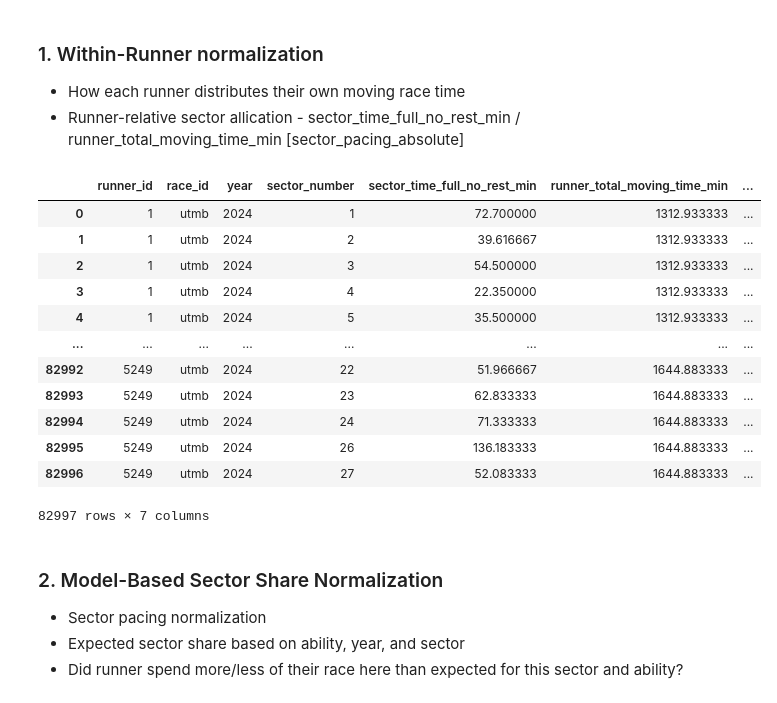
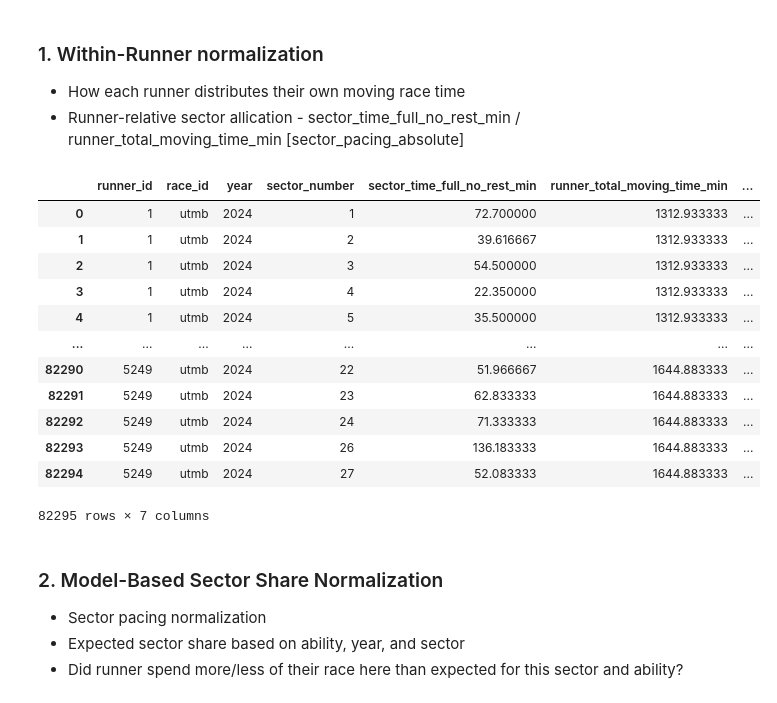
Before and after one commit to 1312Bravo/Path-To-UTMB, a Jupyter notebook: pacing_strategy/research.ipynb, the cells around one changed output. Saved outputs shown, nothing was run; the diff lists cells and outputs as text; code cells hidden in the pictures.

```diff
--- a/pacing_strategy/research.ipynb
+++ b/pacing_strategy/research.ipynb
@@ -432,25 +398,0 @@ assert np.allclose(finisher_max, 1.0, atol=1e-3)
-# %%
-runner_race_sector_data_df = (
-    runner_race_sector_data_df
-    .assign(
-        sector_is_rest_only = lambda df: (
-            df["sector_pace_min_per_km"].isna()
-            & df["sector_rest_time_min"].gt(0)
-            & np.isclose(
-                df["sector_time_moving_min"],
-                df["sector_rest_time_min"],
-                atol = 1 / 60,
-            )
-        ),
-        sector_time_moving_min = lambda df: np.where(df["sector_is_rest_only"], 0, df["sector_time_moving_min"]),
-        sector_distance_km_runner_estimate = lambda df: np.where(df["sector_is_rest_only"], 0, df["sector_time_moving_min"] / df["sector_pace_min_per_km"]),
-        sector_distance_km = lambda df: (
-            df
-            .groupby(["race_id", "year", "sector_checkpoint_id"])
-            ["sector_distance_km_runner_estimate"].transform("median")
-        ),
-        cumulative_sector_distance_km = lambda df: (
-            df.groupby("runner_id")["sector_distance_km"].cumsum()
-        ),
-    )
-)
@@ -1092,6 +1230,7 @@ Race/Year: utmb / 2025
 
 runner_race_sector_data_finisher_df = (
     runner_race_sector_data_finisher_df
+    .loc[lambda df: ~df["sector_is_rest_only"]]
     .assign(
         # Total moving time for each runner
         runner_total_moving_time_min = lambda df: (
@@ -1104,39 +1243,39 @@ runner_race_sector_data_finisher_df = (
         ),
     )
 )
 
 # Check
 assert np.isclose(
     runner_race_sector_data_finisher_df.groupby("runner_id")["sector_pacing_absolute"].sum(),
     1,
     atol = 1e-6
 ).all(), "sector_pacing_absolute does not sum to 1 for every runner."
 
 display(
     runner_race_sector_data_finisher_df[[
             "runner_id",
             "race_id",
             "year",
             "sector_number",
             "sector_time_full_no_rest_min",
             "runner_total_moving_time_min",
             "sector_pacing_absolute",
     ]]
 )
 # %% [output]
 |  | runner_id | race_id | year | sector_number | sector_time_full_no_rest_min | runner_total_moving_time_min | ... |
 | 0 | 1 | utmb | 2024 | 1 | 72.700000 | 1312.933333 | ... |
 | 1 | 1 | utmb | 2024 | 2 | 39.616667 | 1312.933333 | ... |
 | 2 | 1 | utmb | 2024 | 3 | 54.500000 | 1312.933333 | ... |
 | 3 | 1 | utmb | 2024 | 4 | 22.350000 | 1312.933333 | ... |
 | 4 | 1 | utmb | 2024 | 5 | 35.500000 | 1312.933333 | ... |
 | ... | ... | ... | ... | ... | ... | ... | ... |
-| 82992 | 5249 | utmb | 2024 | 22 | 51.966667 | 1644.883333 | ... |
-| 82993 | 5249 | utmb | 2024 | 23 | 62.833333 | 1644.883333 | ... |
-| 82994 | 5249 | utmb | 2024 | 24 | 71.333333 | 1644.883333 | ... |
-| 82995 | 5249 | utmb | 2024 | 26 | 136.183333 | 1644.883333 | ... |
-| 82996 | 5249 | utmb | 2024 | 27 | 52.083333 | 1644.883333 | ... |
+| 82290 | 5249 | utmb | 2024 | 22 | 51.966667 | 1644.883333 | ... |
+| 82291 | 5249 | utmb | 2024 | 23 | 62.833333 | 1644.883333 | ... |
+| 82292 | 5249 | utmb | 2024 | 24 | 71.333333 | 1644.883333 | ... |
+| 82293 | 5249 | utmb | 2024 | 26 | 136.183333 | 1644.883333 | ... |
+| 82294 | 5249 | utmb | 2024 | 27 | 52.083333 | 1644.883333 | ... |
-82997 rows × 7 columns
+82295 rows × 7 columns
 # %% [markdown]
 ### 2. Model-Based Sector Share Normalization
 
```
Also changed, not shown: parts of 20 cells of this notebook, 2 other files.
